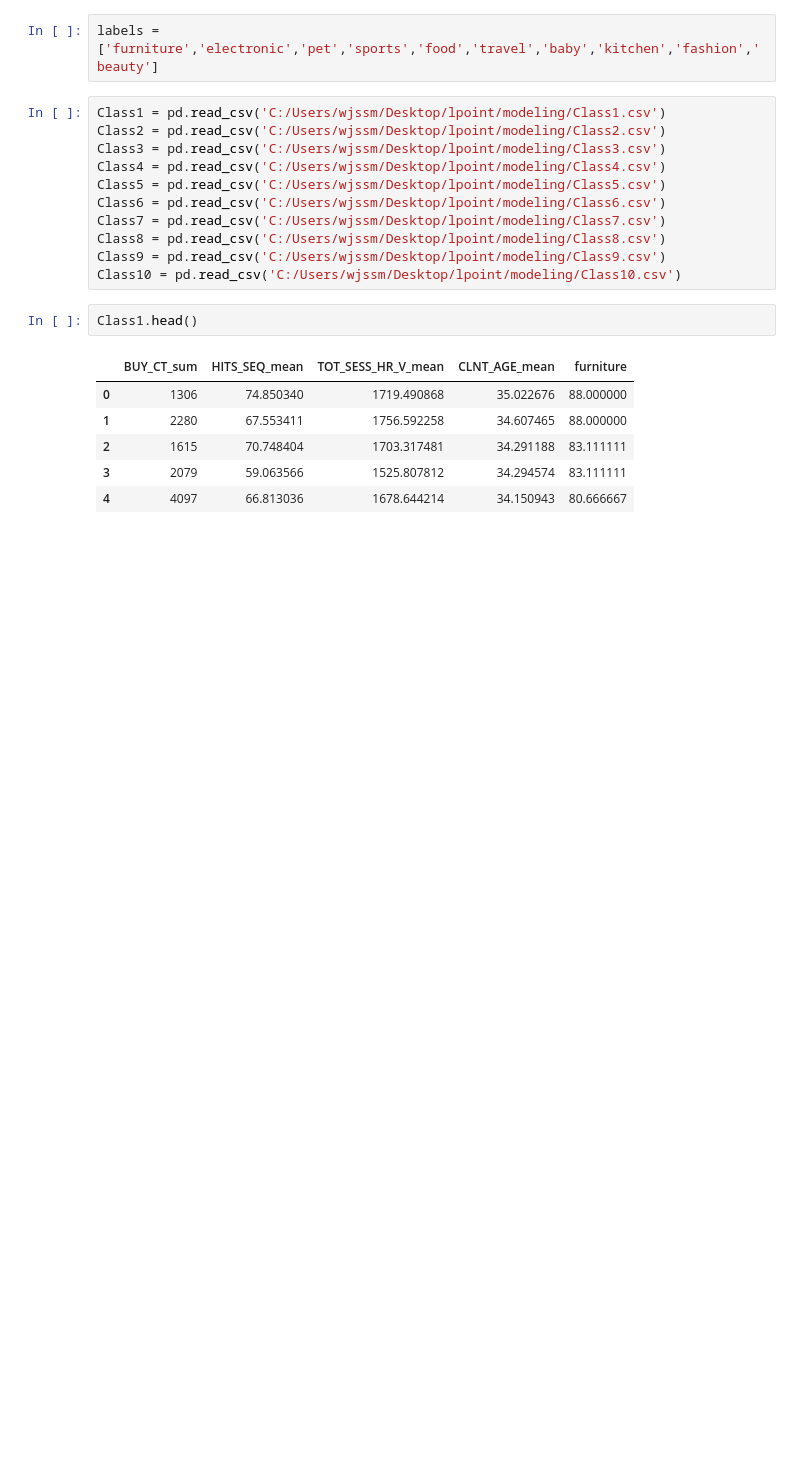
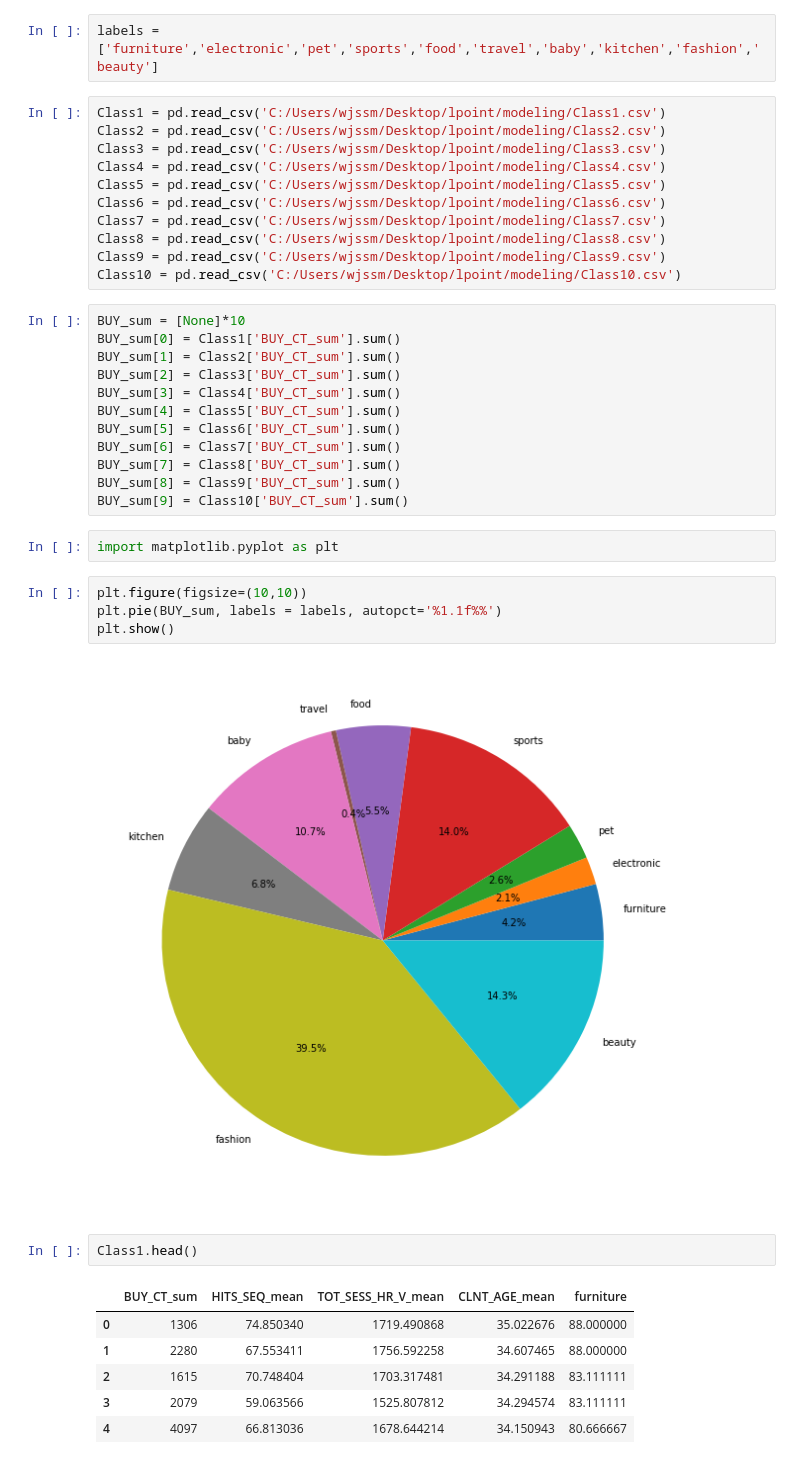
Before and after one commit to miniii222/-5th-L.point_bigdata_competiton, a Jupyter notebook: modeling/trend_prediction_total.ipynb, the cells around one changed output. Cells and saved outputs as stored; diff of their text form; blank space fills up the shorter version.

```diff
--- a/modeling/trend_prediction_total.ipynb
+++ b/modeling/trend_prediction_total.ipynb
@@ -14,6 +14,26 @@ Class7 = pd.read_csv('C:/Users/wjssm/Desktop/lpoint/modeling/Class7.csv')
 Class8 = pd.read_csv('C:/Users/wjssm/Desktop/lpoint/modeling/Class8.csv')
 Class9 = pd.read_csv('C:/Users/wjssm/Desktop/lpoint/modeling/Class9.csv')
 Class10 = pd.read_csv('C:/Users/wjssm/Desktop/lpoint/modeling/Class10.csv')
+# %%
+BUY_sum = [None]*10
+BUY_sum[0] = Class1['BUY_CT_sum'].sum()
+BUY_sum[1] = Class2['BUY_CT_sum'].sum()
+BUY_sum[2] = Class3['BUY_CT_sum'].sum()
+BUY_sum[3] = Class4['BUY_CT_sum'].sum()
+BUY_sum[4] = Class5['BUY_CT_sum'].sum()
+BUY_sum[5] = Class6['BUY_CT_sum'].sum()
+BUY_sum[6] = Class7['BUY_CT_sum'].sum()
+BUY_sum[7] = Class8['BUY_CT_sum'].sum()
+BUY_sum[8] = Class9['BUY_CT_sum'].sum()
+BUY_sum[9] = Class10['BUY_CT_sum'].sum()
+# %%
+import matplotlib.pyplot as plt
+# %%
+plt.figure(figsize=(10,10))
+plt.pie(BUY_sum, labels = labels, autopct='%1.1f%%')
+plt.show()
+# %% [output]
+[figure, added]
 # %%
 Class1.head()
 # %% [output]
```
